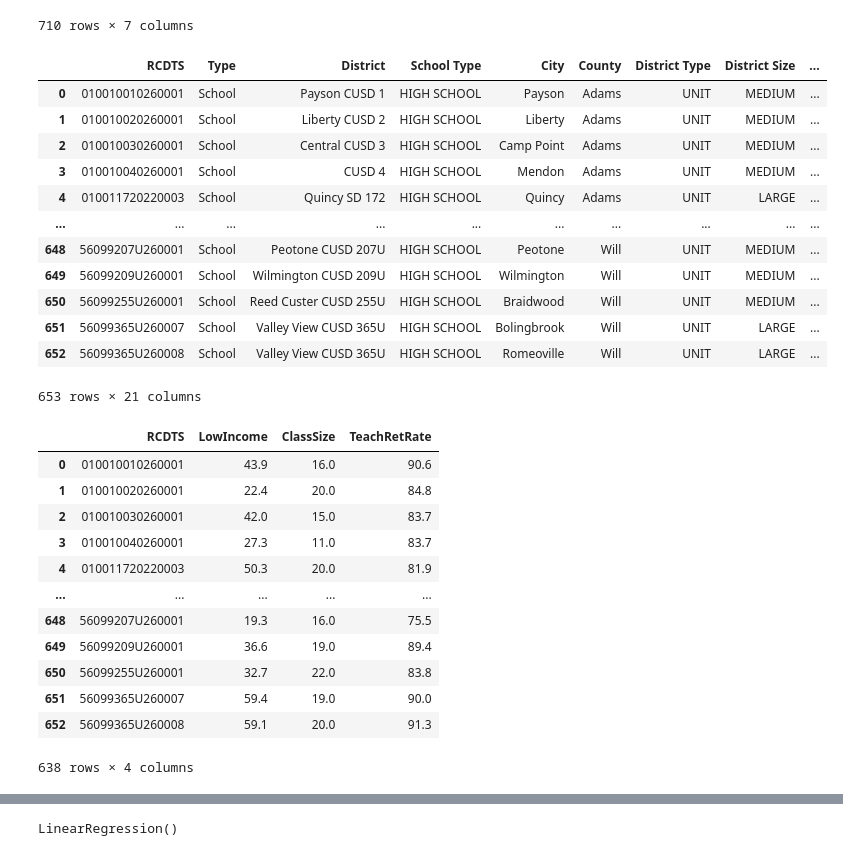
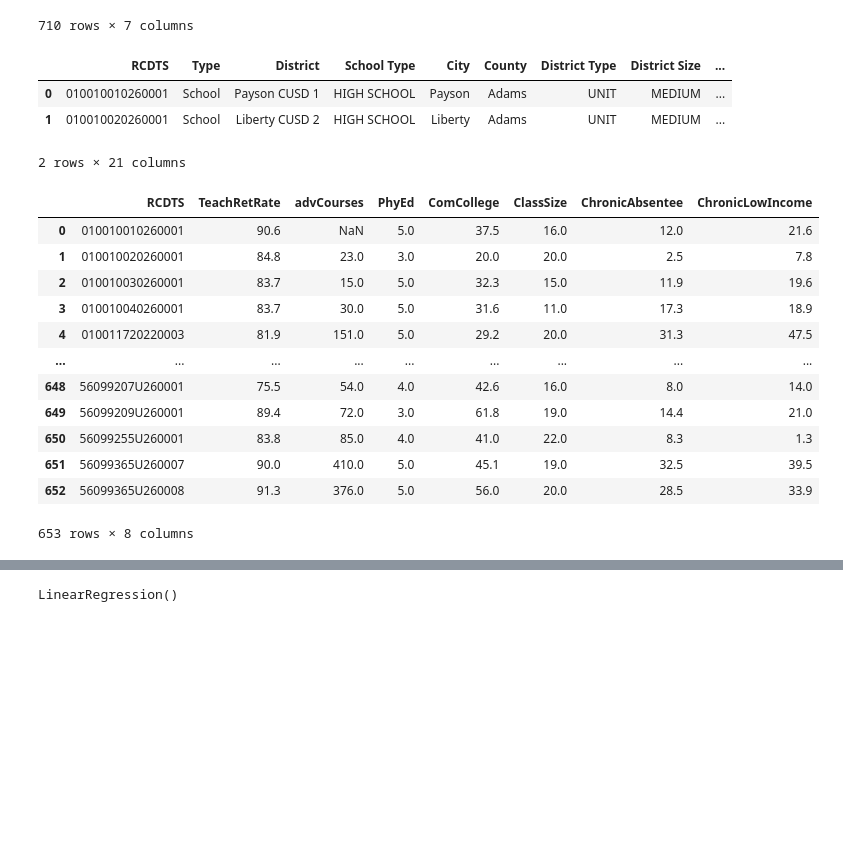
Before and after one commit to morrissey466/Illinois_School_Analysis, a Jupyter notebook: Resources/RegressionNew.ipynb, the cells around one changed output, grey strips where cells are left out. Cells and saved outputs as stored; diff of their text form; code cells hidden in the pictures; blank space fills up the shorter version.

```diff
--- a/Resources/RegressionNew.ipynb
+++ b/Resources/RegressionNew.ipynb
@@ -35,19 +35,9 @@ regression_df
 710 rows × 7 columns
 # %%
 general_df = pd.read_sql("select * from high_school", engine)
-general_df
-#hs_df.dtypes
+general_df.head(2)
 # %% [output]
 |  | RCDTS | Type | District | School Type | City | County | District Type | District Size | ... |
 | 0 | 010010010260001 | School | Payson CUSD 1 | HIGH SCHOOL | Payson | Adams | UNIT | MEDIUM | ... |
 | 1 | 010010020260001 | School | Liberty CUSD 2 | HIGH SCHOOL | Liberty | Adams | UNIT | MEDIUM | ... |
-| 2 | 010010030260001 | School | Central CUSD 3 | HIGH SCHOOL | Camp Point | Adams | UNIT | MEDIUM | ... |
-| 3 | 010010040260001 | School | CUSD 4 | HIGH SCHOOL | Mendon | Adams | UNIT | MEDIUM | ... |
-| 4 | 010011720220003 | School | Quincy SD 172 | HIGH SCHOOL | Quincy | Adams | UNIT | LARGE | ... |
-| ... | ... | ... | ... | ... | ... | ... | ... | ... | ... |
-| 648 | 56099207U260001 | School | Peotone CUSD 207U | HIGH SCHOOL | Peotone | Will | UNIT | MEDIUM | ... |
-| 649 | 56099209U260001 | School | Wilmington CUSD 209U | HIGH SCHOOL | Wilmington | Will | UNIT | MEDIUM | ... |
-| 650 | 56099255U260001 | School | Reed Custer CUSD 255U | HIGH SCHOOL | Braidwood | Will | UNIT | MEDIUM | ... |
-| 651 | 56099365U260007 | School | Valley View CUSD 365U | HIGH SCHOOL | Bolingbrook | Will | UNIT | LARGE | ... |
-| 652 | 56099365U260008 | School | Valley View CUSD 365U | HIGH SCHOOL | Romeoville | Will | UNIT | LARGE | ... |
-653 rows × 21 columns
+2 rows × 21 columns
@@ -57,25 +44,37 @@ general_df
 # %%
-gen_df = general_df.filter(['RCDTS', 'Student Enrollment - Low Income %', 'Avg Class Size – All Grades', 'Avg Teaching Exp',
-                           'Bachelor Degree', 'Masters Degree', 'Teacher Retention Rate', 'Admin Avg Salary'], axis = 1)
-gen_df = gen_df.dropna()
+gen_df = general_df.filter(['RCDTS',
+                            'Teacher Retention Rate',
+                            '# of 12 graders who took advanced Courses',
+                            'Avg Number of days of Physical Education Per Week Per Student',
+                            'Community College Remediation %',
+                            'Avg Class Size – All Grades',
+                            'Chronic Absenteeism',
+                            'Chronic Absenteeism - Low Income'
+                           ], axis = 1)
+#gen_df = gen_df.dropna()
+gen_df.rename(columns = {'Teacher Retention Rate':'TeachRetRate'}, inplace = True)
+gen_df.rename(columns = {'# of 12 graders who took advanced Courses':'advCourses'}, inplace = True)
+gen_df.rename(columns = {'Avg Number of days of Physical Education Per Week Per Student':'PhyEd'}, inplace = True)
+gen_df.rename(columns = {'Community College Remediation %':'ComCollege'}, inplace = True)
 gen_df.rename(columns = {'Avg Class Size – All Grades':'ClassSize'}, inplace = True)
-gen_df.rename(columns = {'Student Enrollment - Low Income %':'LowIncome'}, inplace = True)
-gen_df.rename(columns = {'Teacher Retention Rate':'TeachRetRate'}, inplace = True)
+gen_df.rename(columns = {'Chronic Absenteeism':'ChronicAbsentee'}, inplace = True)
+gen_df.rename(columns = {'Chronic Absenteeism - Low Income':'ChronicLowIncome'}, inplace = True)
+
 gen_df
 # %% [output]
-|  | RCDTS | LowIncome | ClassSize | TeachRetRate |
-| 0 | 010010010260001 | 43.9 | 16.0 | 90.6 |
-| 1 | 010010020260001 | 22.4 | 20.0 | 84.8 |
-| 2 | 010010030260001 | 42.0 | 15.0 | 83.7 |
-| 3 | 010010040260001 | 27.3 | 11.0 | 83.7 |
-| 4 | 010011720220003 | 50.3 | 20.0 | 81.9 |
-| ... | ... | ... | ... | ... |
-| 648 | 56099207U260001 | 19.3 | 16.0 | 75.5 |
-| 649 | 56099209U260001 | 36.6 | 19.0 | 89.4 |
-| 650 | 56099255U260001 | 32.7 | 22.0 | 83.8 |
-| 651 | 56099365U260007 | 59.4 | 19.0 | 90.0 |
-| 652 | 56099365U260008 | 59.1 | 20.0 | 91.3 |
+|  | RCDTS | TeachRetRate | advCourses | PhyEd | ComCollege | ClassSize | ChronicAbsentee | ChronicLowIncome |
+| 0 | 010010010260001 | 90.6 | NaN | 5.0 | 37.5 | 16.0 | 12.0 | 21.6 |
+| 1 | 010010020260001 | 84.8 | 23.0 | 3.0 | 20.0 | 20.0 | 2.5 | 7.8 |
+| 2 | 010010030260001 | 83.7 | 15.0 | 5.0 | 32.3 | 15.0 | 11.9 | 19.6 |
+| 3 | 010010040260001 | 83.7 | 30.0 | 5.0 | 31.6 | 11.0 | 17.3 | 18.9 |
+| 4 | 010011720220003 | 81.9 | 151.0 | 5.0 | 29.2 | 20.0 | 31.3 | 47.5 |
+| ... | ... | ... | ... | ... | ... | ... | ... | ... |
+| 648 | 56099207U260001 | 75.5 | 54.0 | 4.0 | 42.6 | 16.0 | 8.0 | 14.0 |
+| 649 | 56099209U260001 | 89.4 | 72.0 | 3.0 | 61.8 | 19.0 | 14.4 | 21.0 |
+| 650 | 56099255U260001 | 83.8 | 85.0 | 4.0 | 41.0 | 22.0 | 8.3 | 1.3 |
+| 651 | 56099365U260007 | 90.0 | 410.0 | 5.0 | 45.1 | 19.0 | 32.5 | 39.5 |
+| 652 | 56099365U260008 | 91.3 | 376.0 | 5.0 | 56.0 | 20.0 | 28.5 | 33.9 |
-638 rows × 4 columns
+653 rows × 8 columns
 # %%
 df = pd.merge(regression_df, gen_df, on = "RCDTS", how = "inner")
 df = df.dropna()
```
Also changed, not shown: parts of 7 cells of this notebook, 4 other files.
